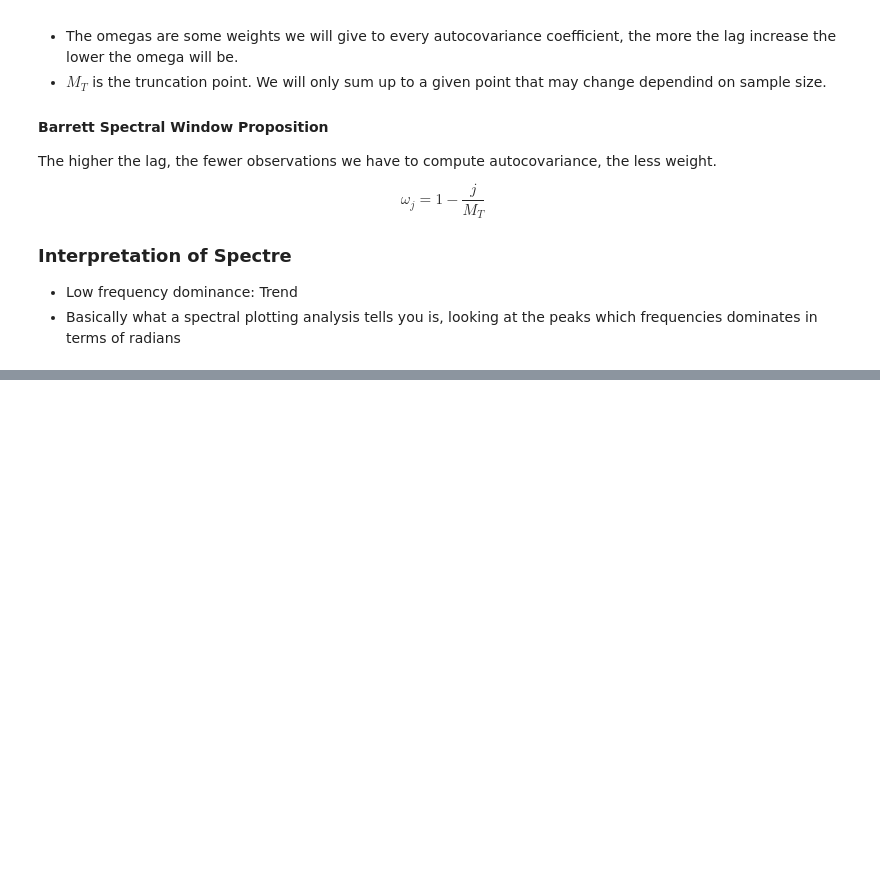
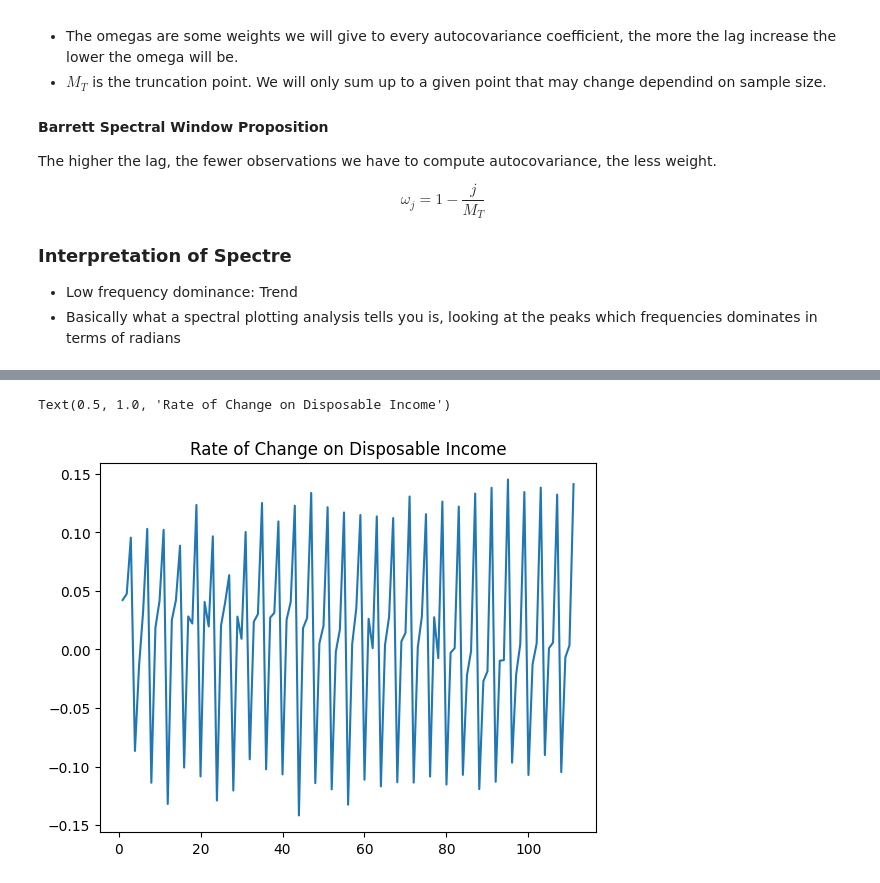
Before and after one commit to eduardo-contreras-dominguez/Time-Series-Analysis, a Jupyter notebook: Chapter 1 (Individual Time Series Analysis).ipynb, the cells around one changed output, grey strips where cells are left out. Drawn from its saved outputs; the diff is of its cells as text; code cells hidden in the pictures; blank space fills up the shorter version.

```diff
--- a/Chapter 1 (Individual Time Series Analysis).ipynb
+++ b/Chapter 1 (Individual Time Series Analysis).ipynb
@@ -142,0 +164,9 @@ plt.plot()
+# %%
+L = df_disposable["Quaterly Per Capital Disposible Income"].to_list()
+df_disposable["Log Income"] = [np.nan] + [math.log(L[i]) - math.log(L[i-1]) for i in range(1, len(L))]
+# %%
+df_disposable["Log Income"].plot()
+plt.title("Rate of Change on Disposable Income")
+# %% [output]
+Text(0.5, 1.0, 'Rate of Change on Disposable Income')
+[figure, added]
```
Also changed, not shown: parts of 12 cells of this notebook.
